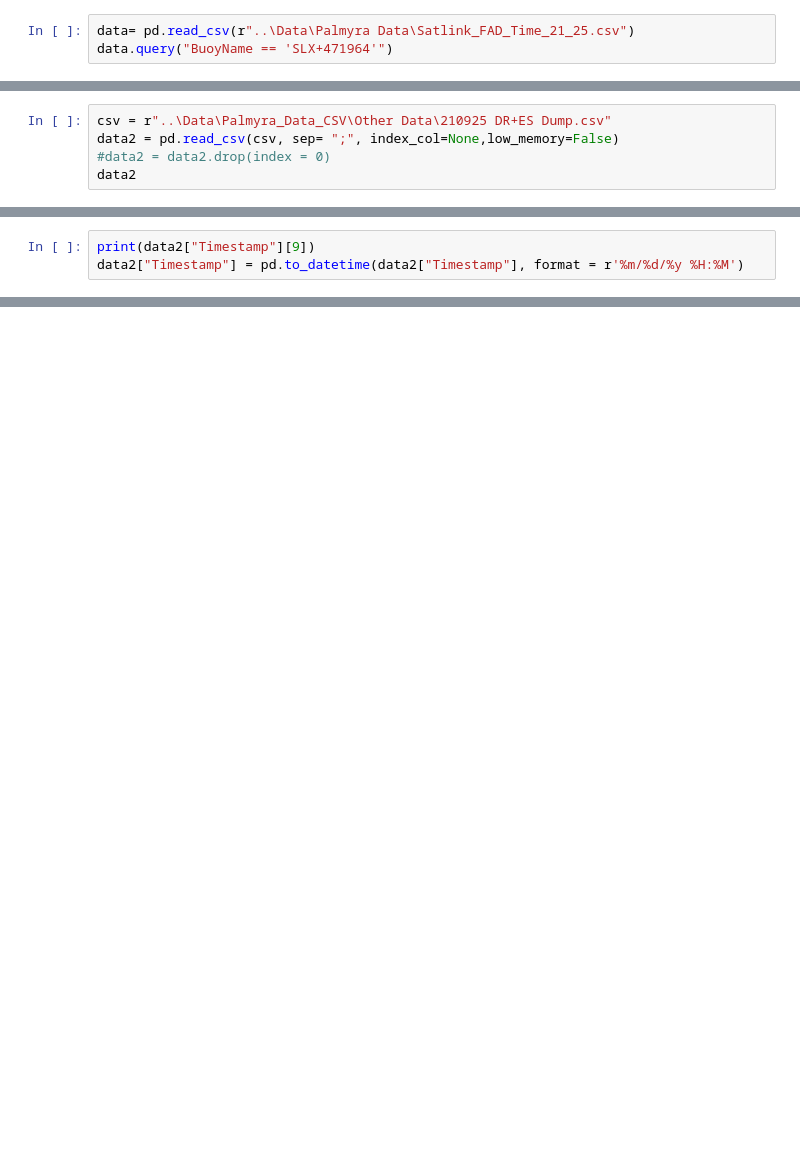
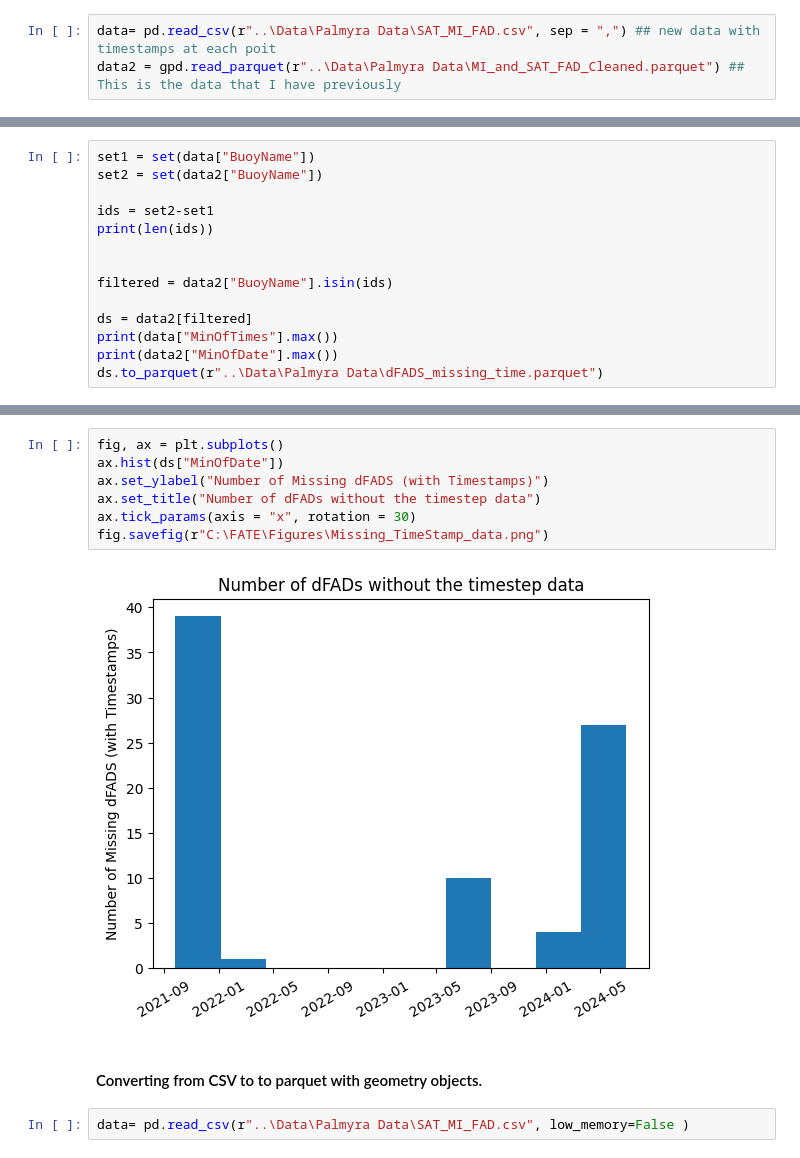
Before and after one commit to Colin-zerfass/fate-core, a Jupyter notebook: Code/functions/CombineSatlinkandMI.ipynb, the cells around one changed output, grey strips where cells are left out. Saved outputs shown, nothing was run; the diff lists cells and outputs as text; blank space fills up the shorter version.

```diff
--- a/Code/functions/CombineSatlinkandMI.ipynb
+++ b/Code/functions/CombineSatlinkandMI.ipynb
@@ -3,3 +10,3 @@ import pandas as pd
 # %%
-data= pd.read_csv(r"..\Data\Palmyra Data\Satlink_FAD_Time_21_25.csv")
-data.query("BuoyName == 'SLX+471964'")
+data= pd.read_csv(r"..\Data\Palmyra Data\SAT_MI_FAD.csv", sep = ",") ## new data with timestamps at each poit
+data2 = gpd.read_parquet(r"..\Data\Palmyra Data\MI_and_SAT_FAD_Cleaned.parquet") ## This is the data that I have previously
@@ -8,5 +12,0 @@ data.query("BuoyName == 'SLX+471964'")
-# %%
-csv = r"..\Data\Palmyra_Data_CSV\Other Data\210925 DR+ES Dump.csv"
-data2 = pd.read_csv(csv, sep= ";", index_col=None,low_memory=False)
-#data2 = data2.drop(index = 0)
-data2
@@ -27,3 +12,0 @@ data2
-# %%
-print(data2["Timestamp"][9])
-data2["Timestamp"] = pd.to_datetime(data2["Timestamp"], format = r'%m/%d/%y %H:%M')
@@ -31,0 +13,14 @@ data2["Timestamp"] = pd.to_datetime(data2["Timestamp"], format = r'%m/%d/%y %H:%
+# %%
+set1 = set(data["BuoyName"])
+set2 = set(data2["BuoyName"])
+
+ids = set2-set1
+print(len(ids))
+
+
+filtered = data2["BuoyName"].isin(ids)
+
+ds = data2[filtered]
+print(data["MinOfTimes"].max())
+print(data2["MinOfDate"].max())
+ds.to_parquet(r"..\Data\Palmyra Data\dFADS_missing_time.parquet")
@@ -31,0 +31,13 @@ data2["Timestamp"] = pd.to_datetime(data2["Timestamp"], format = r'%m/%d/%y %H:%
+# %%
+fig, ax = plt.subplots()
+ax.hist(ds["MinOfDate"])
+ax.set_ylabel("Number of Missing dFADS (with Timestamps)")
+ax.set_title("Number of dFADs without the timestep data")
+ax.tick_params(axis = "x", rotation = 30)
+fig.savefig(r"C:\FATE\Figures\Missing_TimeStamp_data.png")
+# %% [output]
+[figure, added]
+# %% [markdown]
+#### Converting from CSV to to parquet with geometry objects.
+# %%
+data= pd.read_csv(r"..\Data\Palmyra Data\SAT_MI_FAD.csv", low_memory=False )
```
Also changed, not shown: parts of 26 cells of this notebook, 7 other files.
